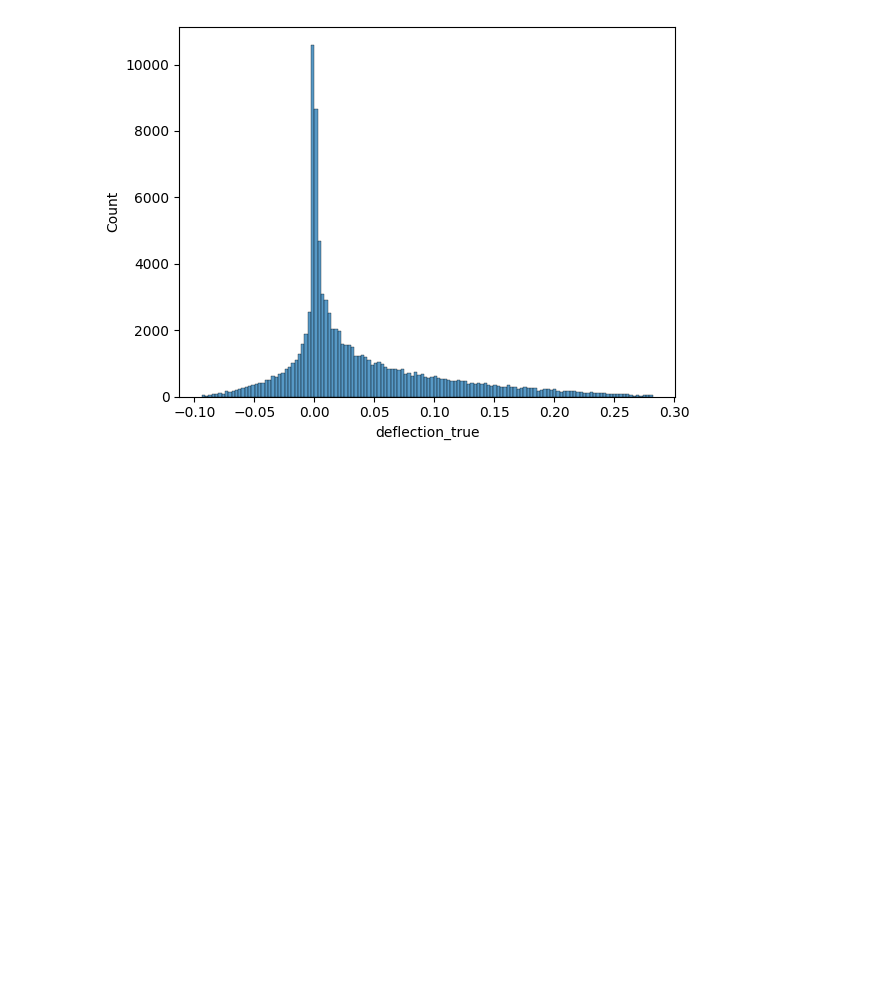
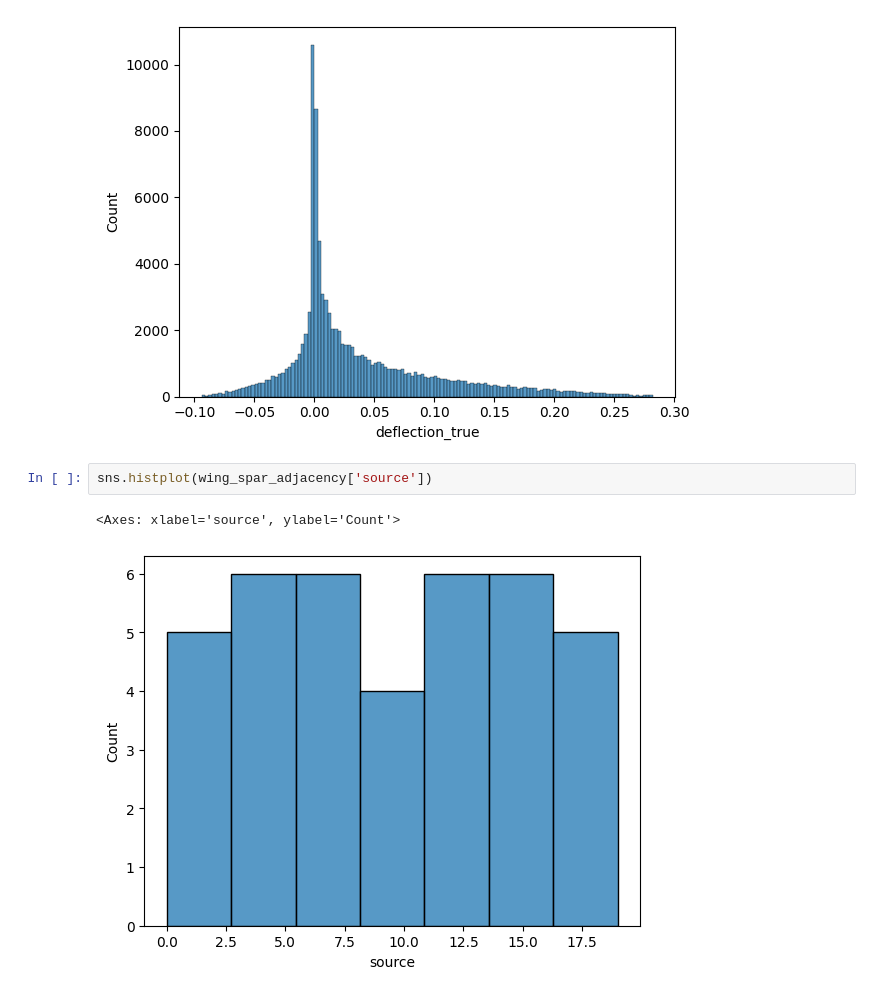
Before and after one commit to Elis-bett/Finding-Critical-Points-and-Weaknesses-of-a-Wing-Spar, a Jupyter notebook: finding-critical-points-and-weaknesses-of-a-wing-s.ipynb, the cells around one changed output. Cells and saved outputs as stored; diff of their text form; blank space fills up the shorter version.

Commit message:
added histplots for all the columns

```diff
--- a/finding-critical-points-and-weaknesses-of-a-wing-s.ipynb
+++ b/finding-critical-points-and-weaknesses-of-a-wing-s.ipynb
@@ -63,3 +63,8 @@ sns.histplot(flight_data['deflection_true'])
 # %% [output]
 <Axes: xlabel='deflection_true', ylabel='Count'>
 [figure]
+# %%
+sns.histplot(wing_spar_adjacency['source'])
+# %% [output]
+<Axes: xlabel='source', ylabel='Count'>
+[figure, added]
```
Also changed, not shown: parts of 2 cells of this notebook.
